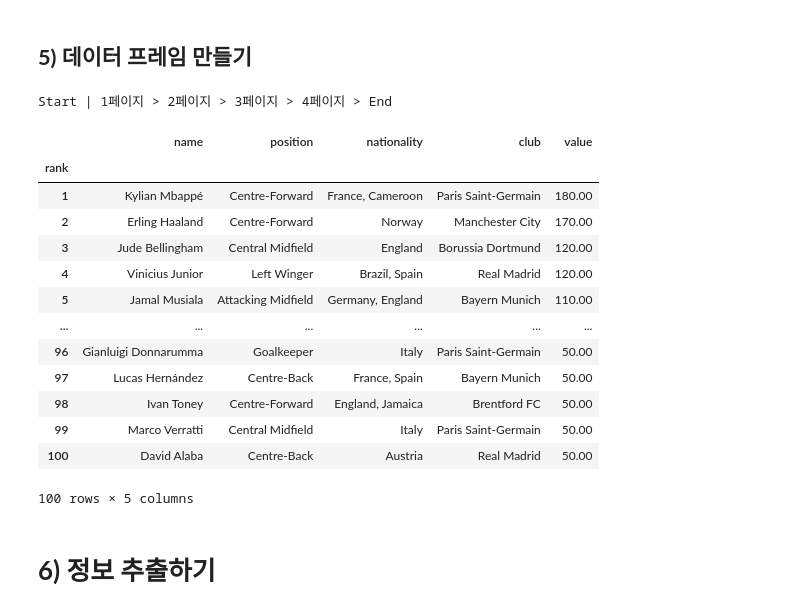
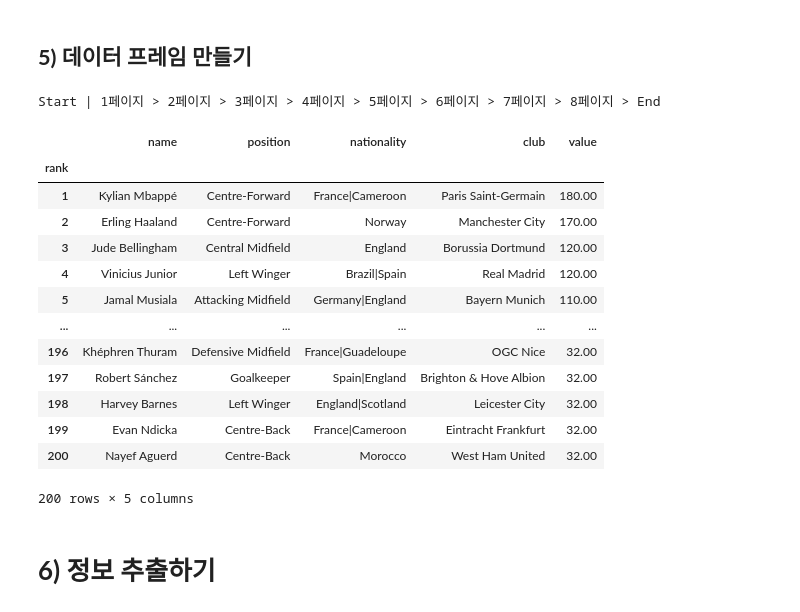
Before and after one commit to narae3759/TIL, a Jupyter notebook: Python/Web/03_Web_crawling2.ipynb, the cells around one changed output. Cells and saved outputs as stored; diff of their text form; code cells hidden in the pictures.

```diff
--- a/Python/Web/03_Web_crawling2.ipynb
+++ b/Python/Web/03_Web_crawling2.ipynb
@@ -60,9 +67,8 @@ driver.execute_script('arguments[0].click();', players_url)
 # %%
 import re
 import pandas as pd
-import time
 
-rank_n = 100            # 몇 위까지 수집할 것인가
+rank_n = 200            # 몇 위까지 수집할 것인가
 cnt = 0                 # 수집된 데이터를 카운트 하기 위한 변수
 page = 1                # 페이지를 넘기기 위한 변수
 rows = []               # 데이터 행을 모을 변수
@@ -79,50 +85,51 @@ while True:
         name, position = player.find_element(By.CSS_SELECTOR, f'td:nth-child({2})').text.split('\n')
         age = player.find_element(By.CSS_SELECTOR, f'td:nth-child({3})').text
         nat_sel = player.find_elements(By.CSS_SELECTOR, f'td:nth-child({4}) > img')
-        nationality = ', '.join([nat.get_attribute('title') for nat in nat_sel])
+        ## 한국의 경우 Korea, South로 표기됨을 확인 ,가 아닌 다른 값으로 다중 국적을 구분하고자 함.
+        nationality = '|'.join([nat.get_attribute('title') for nat in nat_sel])
         club = player.find_element(By.CSS_SELECTOR, f'td:nth-child({5}) > a').get_attribute('title')
         value_text = player.find_element(By.CSS_SELECTOR, f'td:nth-child({6}) > a').text
         value = re.sub('[^0-9.]','',value_text)
 
         # player 한 명이 끝날 때마다 카운트, row에 정보 추가
         cnt += 1
         rows.append([rank, name, position, nationality, club, value])
 
         # 지정한 rank_n까지 수집되면 멈추기(for문 나가기)
         if cnt >= rank_n:
             break
 
     # 지정한 rank_n까지 도달하지 못했다면 다음 페이지로 넘기고 아니면 멈추기(while문 나가기)
     if cnt < rank_n:
         page += 1
-        page_css = f'#yw1 > div.pager > ul > li:nth-child({page}) > a'
+        page_css = '#yw1 > div.pager > ul > li.tm-pagination__list-item.tm-pagination__list-item--icon-next-page > a'
         driver.find_element(By.CSS_SELECTOR, page_css).click()
         time.sleep(5)
     else:
         break
 
 print('End')
 
-columns = ['rank', 'name', 'position', 'nationality', 'club', 'value']
+columns = ['rank', 'name', 'age', 'position', 'nationality', 'club', 'value']
 df = pd.DataFrame(rows, columns=columns)
 df = df.set_index('rank')
 df
 # %% [output]
-Start | 1페이지 > 2페이지 > 3페이지 > 4페이지 > End
+Start | 1페이지 > 2페이지 > 3페이지 > 4페이지 > 5페이지 > 6페이지 > 7페이지 > 8페이지 > End
 |  | name | position | nationality | club | value |
 | rank |  |  |  |  |  |
-| 1 | Kylian Mbappé | Centre-Forward | France, Cameroon | Paris Saint-Germain | 180.00 |
+| 1 | Kylian Mbappé | Centre-Forward | France|Cameroon | Paris Saint-Germain | 180.00 |
 | 2 | Erling Haaland | Centre-Forward | Norway | Manchester City | 170.00 |
 | 3 | Jude Bellingham | Central Midfield | England | Borussia Dortmund | 120.00 |
-| 4 | Vinicius Junior | Left Winger | Brazil, Spain | Real Madrid | 120.00 |
-| 5 | Jamal Musiala | Attacking Midfield | Germany, England | Bayern Munich | 110.00 |
+| 4 | Vinicius Junior | Left Winger | Brazil|Spain | Real Madrid | 120.00 |
+| 5 | Jamal Musiala | Attacking Midfield | Germany|England | Bayern Munich | 110.00 |
 | ... | ... | ... | ... | ... | ... |
-| 96 | Gianluigi Donnarumma | Goalkeeper | Italy | Paris Saint-Germain | 50.00 |
-| 97 | Lucas Hernández | Centre-Back | France, Spain | Bayern Munich | 50.00 |
-| 98 | Ivan Toney | Centre-Forward | England, Jamaica | Brentford FC | 50.00 |
-| 99 | Marco Verratti | Central Midfield | Italy | Paris Saint-Germain | 50.00 |
-| 100 | David Alaba | Centre-Back | Austria | Real Madrid | 50.00 |
+| 196 | Khéphren Thuram | Defensive Midfield | France|Guadeloupe | OGC Nice | 32.00 |
+| 197 | Robert Sánchez | Goalkeeper | Spain|England | Brighton & Hove Albion | 32.00 |
+| 198 | Harvey Barnes | Left Winger | England|Scotland | Leicester City | 32.00 |
+| 199 | Evan Ndicka | Centre-Back | France|Cameroon | Eintracht Frankfurt | 32.00 |
+| 200 | Nayef Aguerd | Centre-Back | Morocco | West Ham United | 32.00 |
-100 rows × 5 columns
+200 rows × 5 columns
 # %% [markdown]
 # **6) 정보 추출하기**
 # %% [markdown]
```
Also changed, not shown: parts of 10 cells of this notebook.
